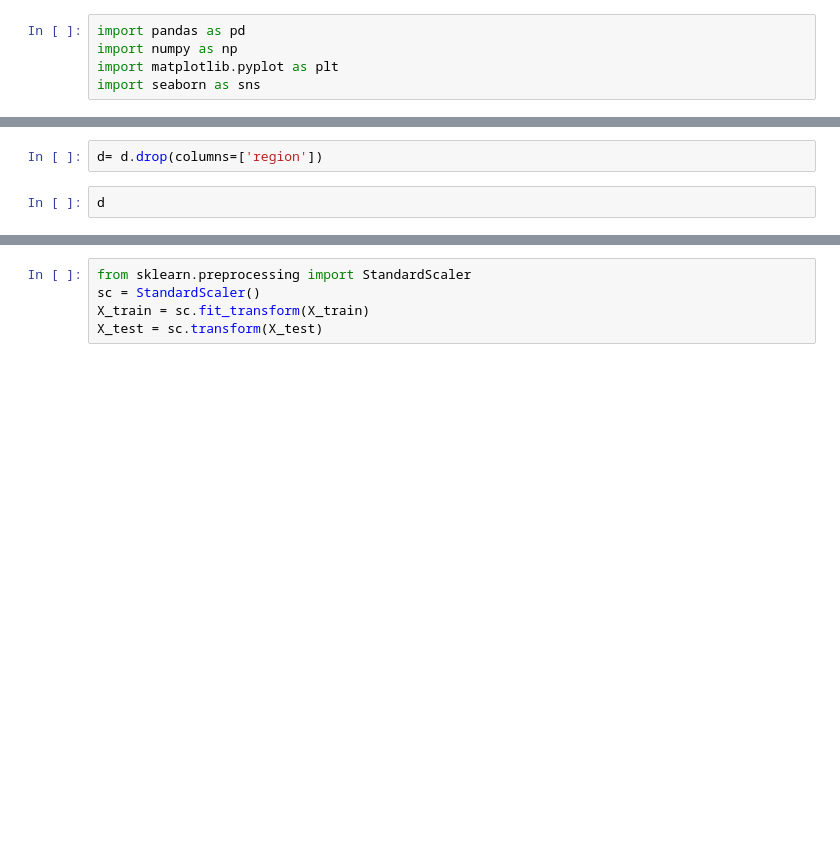
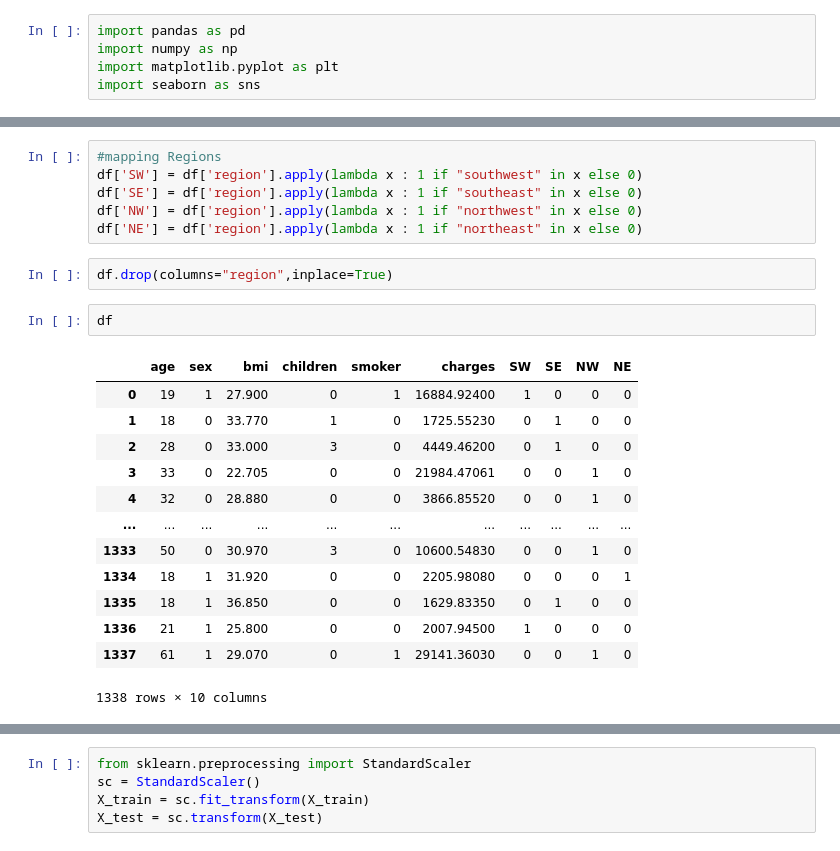
Before and after one commit to Snstark/InsuranceDataset, a Jupyter notebook: Insurance.ipynb, the cells around one changed output, grey strips where cells are left out. Drawn from its saved outputs; the diff is of its cells as text; blank space fills up the shorter version.

```diff
--- a/Insurance.ipynb
+++ b/Insurance.ipynb
@@ -37,4 +99,24 @@ d
+# %%
+#mapping Regions
+df['SW'] = df['region'].apply(lambda x : 1 if "southwest" in x else 0)
+df['SE'] = df['region'].apply(lambda x : 1 if "southeast" in x else 0)
+df['NW'] = df['region'].apply(lambda x : 1 if "northwest" in x else 0)
+df['NE'] = df['region'].apply(lambda x : 1 if "northeast" in x else 0)
 # %%
-d= d.drop(columns=['region'])
+df.drop(columns="region",inplace=True)
 # %%
-d
+df
+# %% [output]
+|  | age | sex | bmi | children | smoker | charges | SW | SE | NW | NE |
+| 0 | 19 | 1 | 27.900 | 0 | 1 | 16884.92400 | 1 | 0 | 0 | 0 |
+| 1 | 18 | 0 | 33.770 | 1 | 0 | 1725.55230 | 0 | 1 | 0 | 0 |
+| 2 | 28 | 0 | 33.000 | 3 | 0 | 4449.46200 | 0 | 1 | 0 | 0 |
+| 3 | 33 | 0 | 22.705 | 0 | 0 | 21984.47061 | 0 | 0 | 1 | 0 |
+| 4 | 32 | 0 | 28.880 | 0 | 0 | 3866.85520 | 0 | 0 | 1 | 0 |
+| ... | ... | ... | ... | ... | ... | ... | ... | ... | ... | ... |
+| 1333 | 50 | 0 | 30.970 | 3 | 0 | 10600.54830 | 0 | 0 | 1 | 0 |
+| 1334 | 18 | 1 | 31.920 | 0 | 0 | 2205.98080 | 0 | 0 | 0 | 1 |
+| 1335 | 18 | 1 | 36.850 | 0 | 0 | 1629.83350 | 0 | 1 | 0 | 0 |
+| 1336 | 21 | 1 | 25.800 | 0 | 0 | 2007.94500 | 1 | 0 | 0 | 0 |
+| 1337 | 61 | 1 | 29.070 | 0 | 1 | 29141.36030 | 0 | 0 | 1 | 0 |
+1338 rows × 10 columns
```
Also changed, not shown: parts of 61 cells of this notebook, 6 other files.
